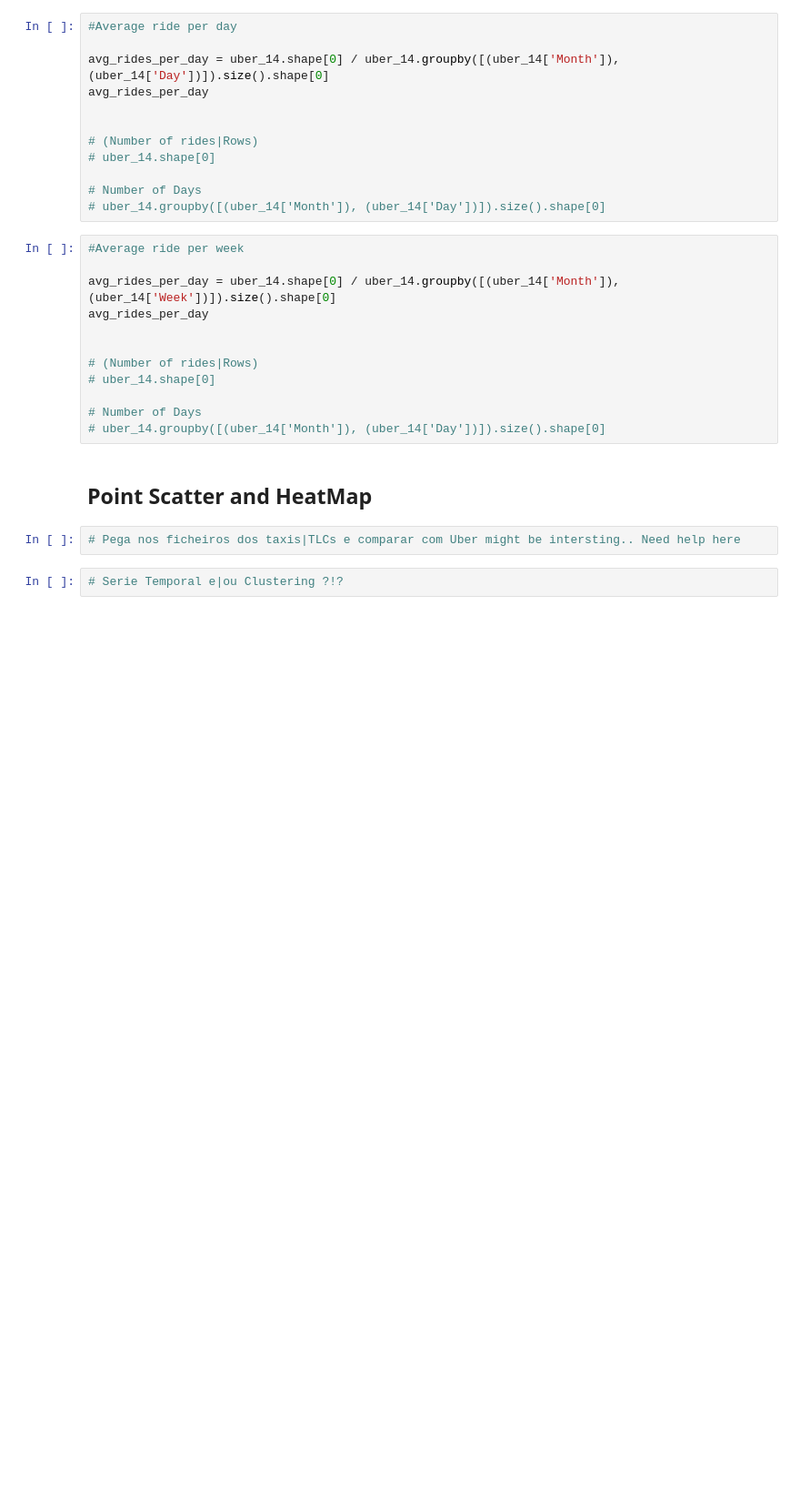
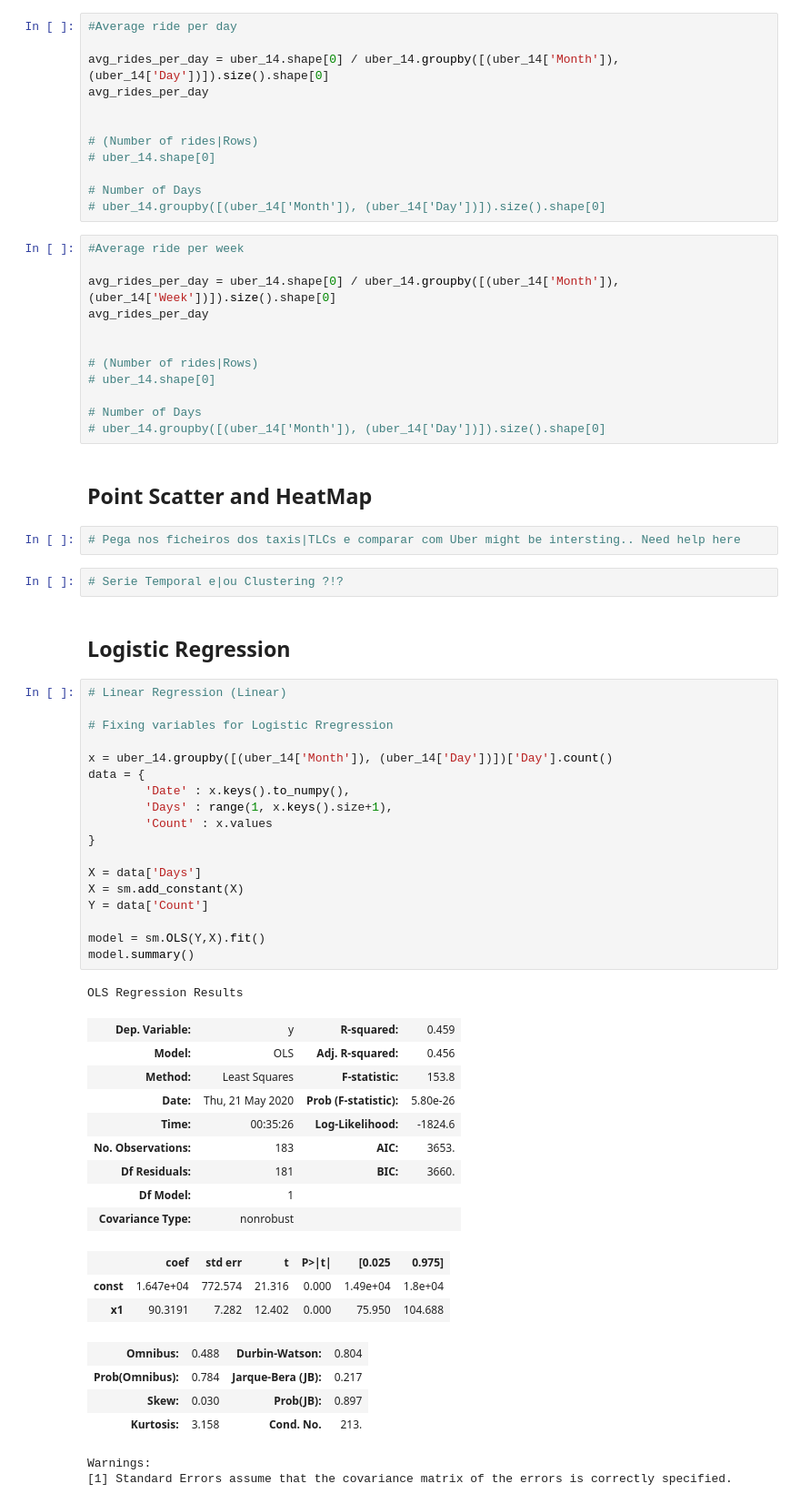
Before and after one commit to pedroalexribeiro/University-SGD, a Jupyter notebook: script.ipynb, the cells around one changed output. Shown: that part at 91% size. Saved outputs shown, nothing was run; the diff lists cells and outputs as text; blank space fills up the shorter version.

Commit message:
Regression and most basic stuff working.. still need to draw regression though

```diff
--- a/script.ipynb
+++ b/script.ipynb
@@ -227,3 +224,43 @@ avg_rides_per_day
 # Pega nos ficheiros dos taxis|TLCs e comparar com Uber might be intersting.. Need help here
 # %%
 # Serie Temporal e|ou Clustering ?!?
+# %% [markdown]
+## Logistic Regression
+# %%
+# Linear Regression (Linear)
+
+# Fixing variables for Logistic Rregression
+
+x = uber_14.groupby([(uber_14['Month']), (uber_14['Day'])])['Day'].count()
+data = {
+        'Date' : x.keys().to_numpy(),
+        'Days' : range(1, x.keys().size+1),
+        'Count' : x.values
+}
+
+X = data['Days']
+X = sm.add_constant(X)
+Y = data['Count']
+
+model = sm.OLS(Y,X).fit()
+model.summary()
+# %% [output]
+OLS Regression Results
+| Dep. Variable: | y | R-squared: | 0.459 |
+| Model: | OLS | Adj. R-squared: | 0.456 |
+| Method: | Least Squares | F-statistic: | 153.8 |
+| Date: | Thu, 21 May 2020 | Prob (F-statistic): | 5.80e-26 |
+| Time: | 00:35:26 | Log-Likelihood: | -1824.6 |
+| No. Observations: | 183 | AIC: | 3653. |
+| Df Residuals: | 181 | BIC: | 3660. |
+| Df Model: | 1 |  |  |
+| Covariance Type: | nonrobust |  |  |
+|  | coef | std err | t | P>|t| | [0.025 | 0.975] |
+| const | 1.647e+04 | 772.574 | 21.316 | 0.000 | 1.49e+04 | 1.8e+04 |
+| x1 | 90.3191 | 7.282 | 12.402 | 0.000 | 75.950 | 104.688 |
+| Omnibus: | 0.488 | Durbin-Watson: | 0.804 |
+| Prob(Omnibus): | 0.784 | Jarque-Bera (JB): | 0.217 |
+| Skew: | 0.030 | Prob(JB): | 0.897 |
+| Kurtosis: | 3.158 | Cond. No. | 213. |
+Warnings:
+[1] Standard Errors assume that the covariance matrix of the errors is correctly specified.
```
Also changed, not shown: parts of 11 cells of this notebook.
